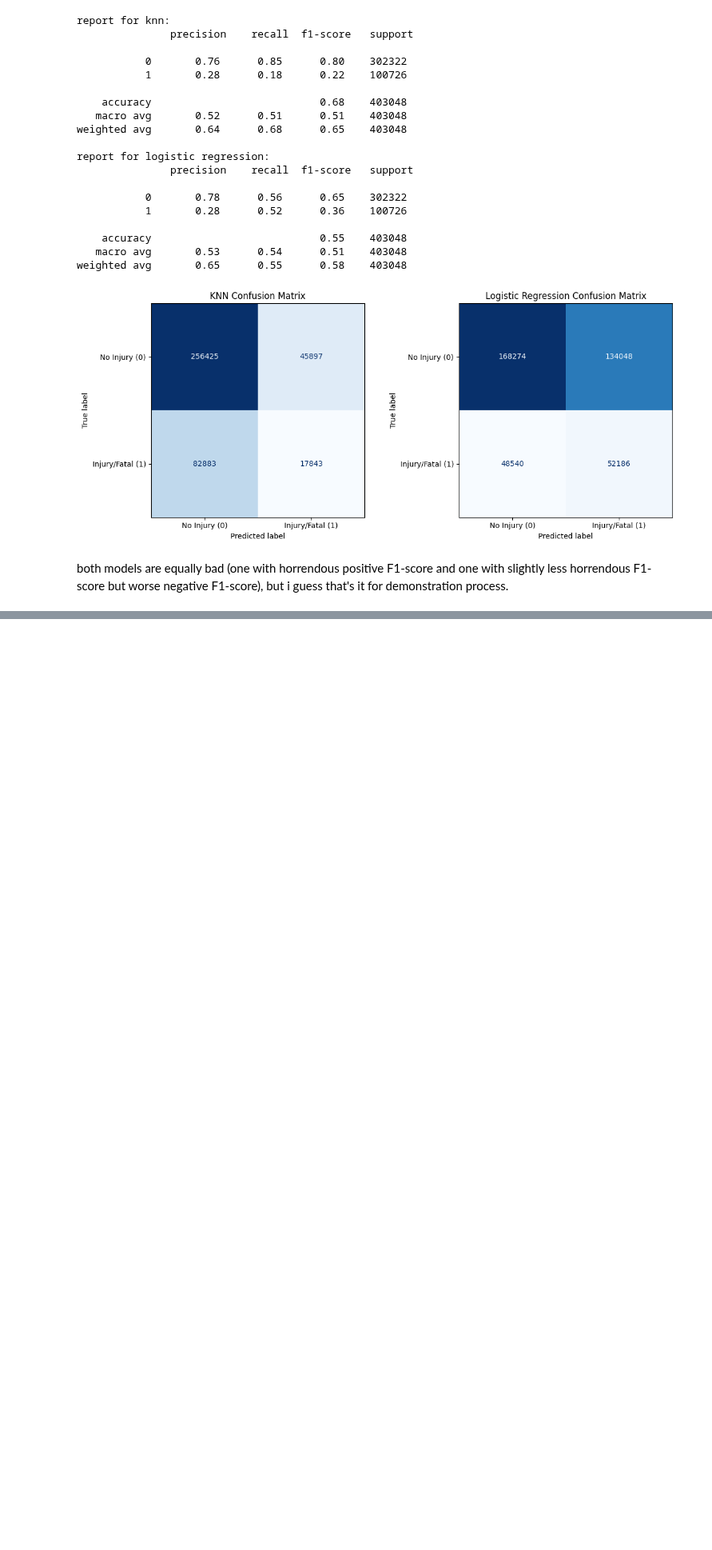
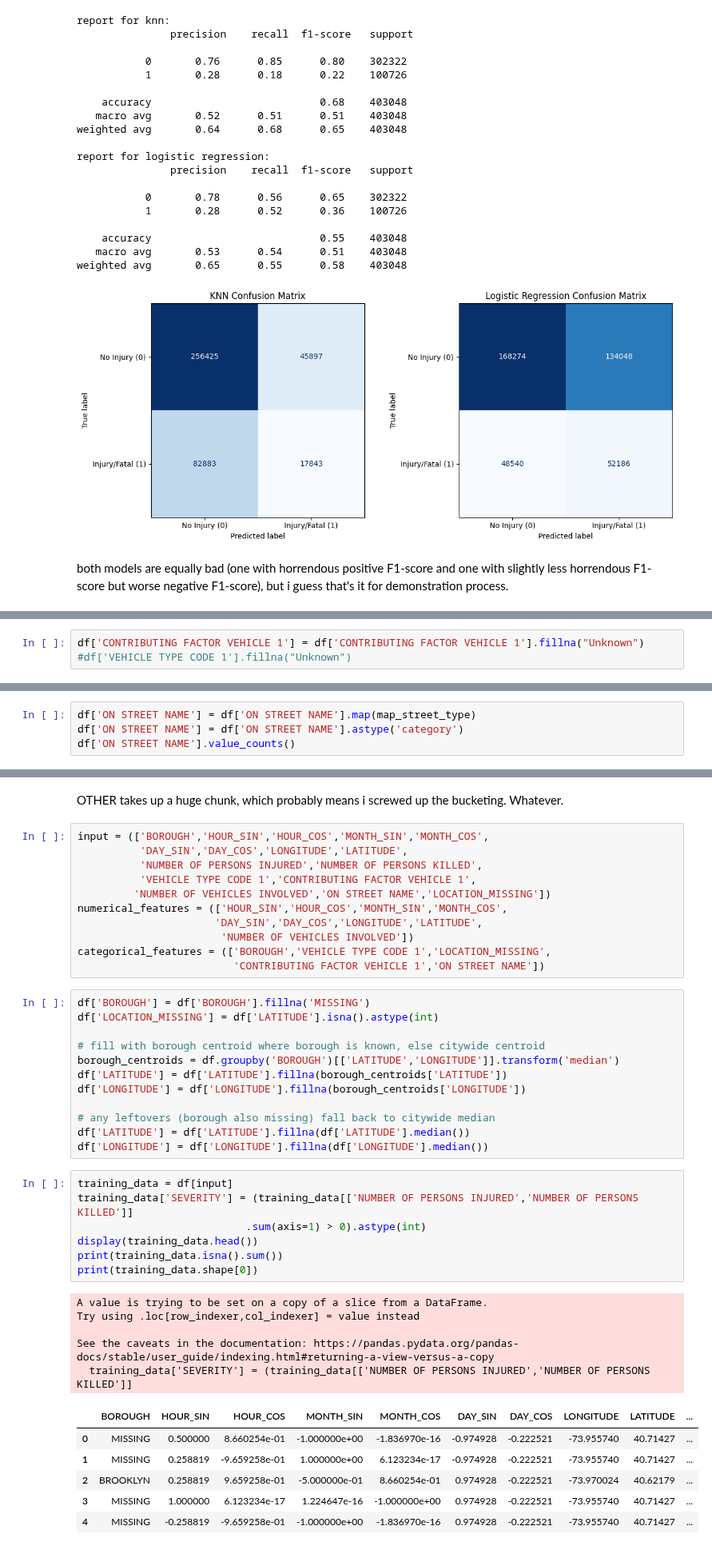
Before and after one commit to minhtoriet/NYC-Collision-Data-EDA, a Jupyter notebook: collisions.ipynb, the cells around one changed output, grey strips where cells are left out. Shown at 80% size. Saved outputs shown, nothing was run; the diff lists cells and outputs as text; blank space fills up the shorter version.

```diff
--- a/collisions.ipynb
+++ b/collisions.ipynb
@@ -717,0 +919,3 @@ both models are equally bad (one with horrendous positive F1-score and one with
+# %%
+df['CONTRIBUTING FACTOR VEHICLE 1'] = df['CONTRIBUTING FACTOR VEHICLE 1'].fillna("Unknown")
+#df['VEHICLE TYPE CODE 1'].fillna("Unknown")
@@ -717,0 +989,4 @@ both models are equally bad (one with horrendous positive F1-score and one with
+# %%
+df['ON STREET NAME'] = df['ON STREET NAME'].map(map_street_type)
+df['ON STREET NAME'] = df['ON STREET NAME'].astype('category')
+df['ON STREET NAME'].value_counts()
@@ -717,0 +1009,44 @@ both models are equally bad (one with horrendous positive F1-score and one with
+# %% [markdown]
+OTHER takes up a huge chunk, which probably means i screwed up the bucketing. Whatever.
+# %%
+input = (['BOROUGH','HOUR_SIN','HOUR_COS','MONTH_SIN','MONTH_COS',
+          'DAY_SIN','DAY_COS','LONGITUDE','LATITUDE',
+          'NUMBER OF PERSONS INJURED','NUMBER OF PERSONS KILLED',
+          'VEHICLE TYPE CODE 1','CONTRIBUTING FACTOR VEHICLE 1',
+         'NUMBER OF VEHICLES INVOLVED','ON STREET NAME','LOCATION_MISSING'])
+numerical_features = (['HOUR_SIN','HOUR_COS','MONTH_SIN','MONTH_COS',
+                      'DAY_SIN','DAY_COS','LONGITUDE','LATITUDE',
+                       'NUMBER OF VEHICLES INVOLVED'])
+categorical_features = (['BOROUGH','VEHICLE TYPE CODE 1','LOCATION_MISSING',
+                         'CONTRIBUTING FACTOR VEHICLE 1','ON STREET NAME'])
+# %%
+df['BOROUGH'] = df['BOROUGH'].fillna('MISSING')
+df['LOCATION_MISSING'] = df['LATITUDE'].isna().astype(int)
+
+# fill with borough centroid where borough is known, else citywide centroid
+borough_centroids = df.groupby('BOROUGH')[['LATITUDE','LONGITUDE']].transform('median')
+df['LATITUDE'] = df['LATITUDE'].fillna(borough_centroids['LATITUDE'])
+df['LONGITUDE'] = df['LONGITUDE'].fillna(borough_centroids['LONGITUDE'])
+
+# any leftovers (borough also missing) fall back to citywide median
+df['LATITUDE'] = df['LATITUDE'].fillna(df['LATITUDE'].median())
+df['LONGITUDE'] = df['LONGITUDE'].fillna(df['LONGITUDE'].median())
+# %%
+training_data = df[input]
+training_data['SEVERITY'] = (training_data[['NUMBER OF PERSONS INJURED','NUMBER OF PERSONS KILLED']]
+                           .sum(axis=1) > 0).astype(int)
+display(training_data.head())
+print(training_data.isna().sum())
+print(training_data.shape[0])
+# %% [output]
+A value is trying to be set on a copy of a slice from a DataFrame.
+Try using .loc[row_indexer,col_indexer] = value instead
+
+See the caveats in the documentation: https://pandas.pydata.org/pandas-docs/stable/user_guide/indexing.html#returning-a-view-versus-a-copy
+  training_data['SEVERITY'] = (training_data[['NUMBER OF PERSONS INJURED','NUMBER OF PERSONS KILLED']]
+|  | BOROUGH | HOUR_SIN | HOUR_COS | MONTH_SIN | MONTH_COS | DAY_SIN | DAY_COS | LONGITUDE | LATITUDE | ... |
+| 0 | MISSING | 0.500000 | 8.660254e-01 | -1.000000e+00 | -1.836970e-16 | -0.974928 | -0.222521 | -73.955740 | 40.71427 | ... |
+| 1 | MISSING | 0.258819 | -9.659258e-01 | 1.000000e+00 | 6.123234e-17 | -0.974928 | -0.222521 | -73.955740 | 40.71427 | ... |
+| 2 | BROOKLYN | 0.258819 | 9.659258e-01 | -5.000000e-01 | 8.660254e-01 | 0.974928 | -0.222521 | -73.970024 | 40.62179 | ... |
+| 3 | MISSING | 1.000000 | 6.123234e-17 | 1.224647e-16 | -1.000000e+00 | 0.974928 | -0.222521 | -73.955740 | 40.71427 | ... |
+| 4 | MISSING | -0.258819 | -9.659258e-01 | -1.000000e+00 | -1.836970e-16 | 0.974928 | -0.222521 | -73.955740 | 40.71427 | ... |
```
Also changed, not shown: parts of 50 cells of this notebook, 3 other files.
